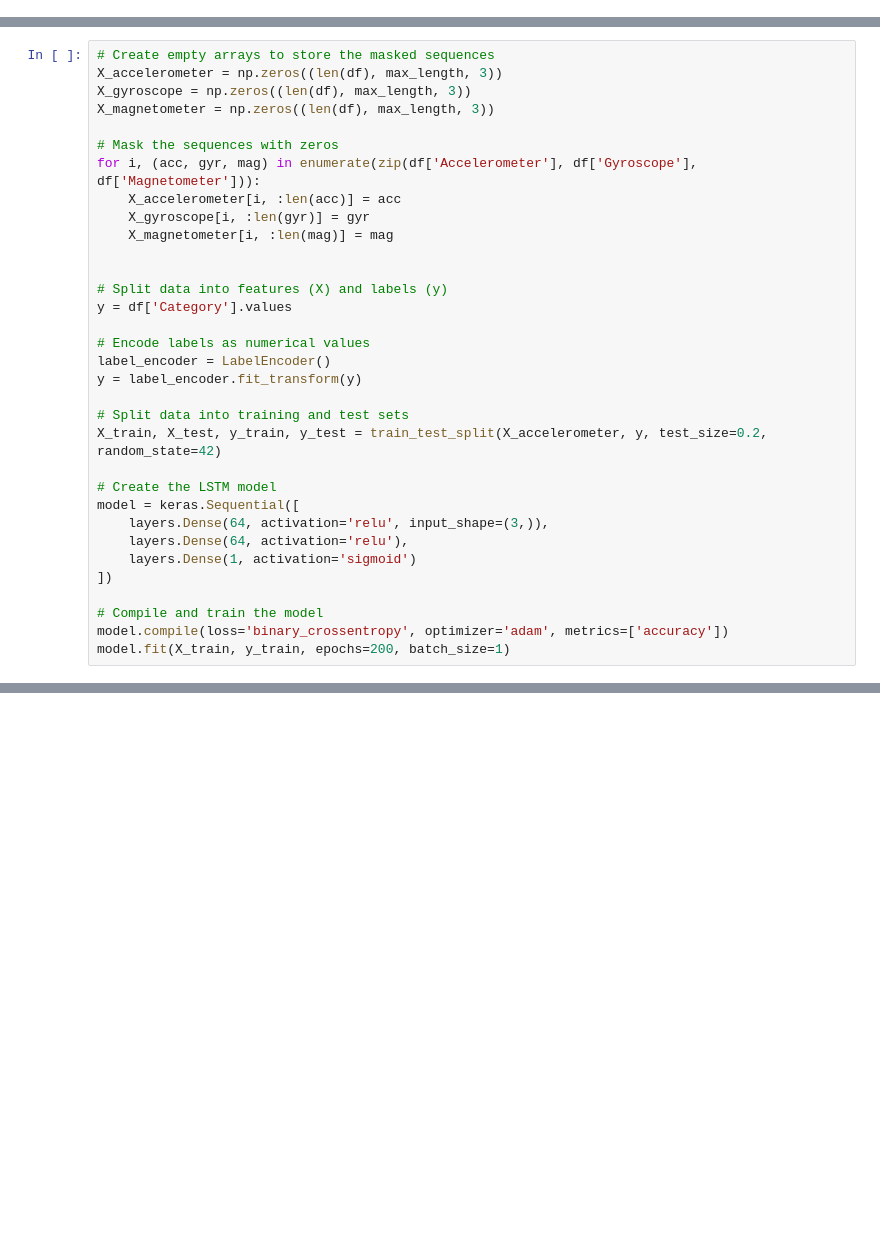
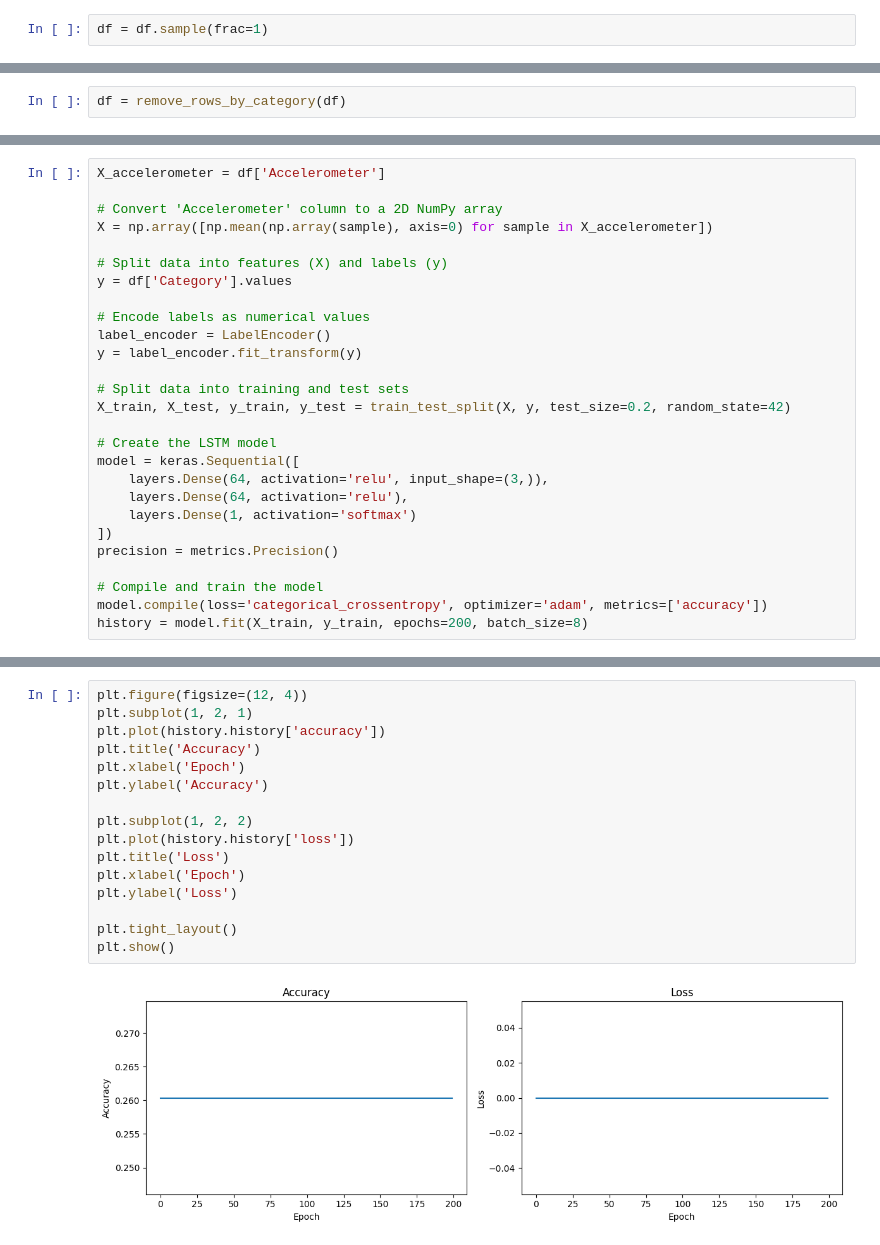
Before and after one commit to ItsMeLucifer/mobile-sensors-data-labeling-model, a Jupyter notebook: model.ipynb, the cells around one changed output, grey strips where cells are left out. Saved outputs shown, nothing was run; the diff lists cells and outputs as text; blank space fills up the shorter version.

```diff
--- a/model.ipynb
+++ b/model.ipynb
@@ -40,3 +28,5 @@ for row in df.values:
+# %%
+df = df.sample(frac=1)
 # %%
 # Convert string to list of list of floats
 df['Accelerometer'] = df['Accelerometer'].apply(eval)
@@ -51,0 +68,2 @@ max_length = max(
+# %%
+df = remove_rows_by_category(df)
@@ -52,15 +86,8 @@ max_length = max(
 # %%
-# Create empty arrays to store the masked sequences
-X_accelerometer = np.zeros((len(df), max_length, 3))
-X_gyroscope = np.zeros((len(df), max_length, 3))
-X_magnetometer = np.zeros((len(df), max_length, 3))
+X_accelerometer = df['Accelerometer']
 
-# Mask the sequences with zeros
-for i, (acc, gyr, mag) in enumerate(zip(df['Accelerometer'], df['Gyroscope'], df['Magnetometer'])):
-    X_accelerometer[i, :len(acc)] = acc
-    X_gyroscope[i, :len(gyr)] = gyr
-    X_magnetometer[i, :len(mag)] = mag
-
+# Convert 'Accelerometer' column to a 2D NumPy array
+X = np.array([np.mean(np.array(sample), axis=0) for sample in X_accelerometer])
 
 # Split data into features (X) and labels (y)
 y = df['Category'].values
@@ -70,16 +97,17 @@ label_encoder = LabelEncoder()
 y = label_encoder.fit_transform(y)
 
 # Split data into training and test sets
-X_train, X_test, y_train, y_test = train_test_split(X_accelerometer, y, test_size=0.2, random_state=42)
+X_train, X_test, y_train, y_test = train_test_split(X, y, test_size=0.2, random_state=42)
 
 # Create the LSTM model
 model = keras.Sequential([
     layers.Dense(64, activation='relu', input_shape=(3,)),
     layers.Dense(64, activation='relu'),
-    layers.Dense(1, activation='sigmoid')
+    layers.Dense(1, activation='softmax')
 ])
+precision = metrics.Precision()
 
 # Compile and train the model
-model.compile(loss='binary_crossentropy', optimizer='adam', metrics=['accuracy'])
-model.fit(X_train, y_train, epochs=200, batch_size=1)
+model.compile(loss='categorical_crossentropy', optimizer='adam', metrics=['accuracy'])
+history = model.fit(X_train, y_train, epochs=200, batch_size=8)
 # %% [output]
@@ -87,2 +132,20 @@ ValueError: could not convert string to float: '[[-6.850950241088867, 6.60105037
+# %%
+plt.figure(figsize=(12, 4))
+plt.subplot(1, 2, 1)
+plt.plot(history.history['accuracy'])
+plt.title('Accuracy')
+plt.xlabel('Epoch')
+plt.ylabel('Accuracy')
+
+plt.subplot(1, 2, 2)
+plt.plot(history.history['loss'])
+plt.title('Loss')
+plt.xlabel('Epoch')
+plt.ylabel('Loss')
+
+plt.tight_layout()
+plt.show()
+# %% [output]
+[figure, added]
 # %%
 # Evaluate the model on the test set
```
Also changed, not shown: parts of 11 cells of this notebook, 57 other files.
